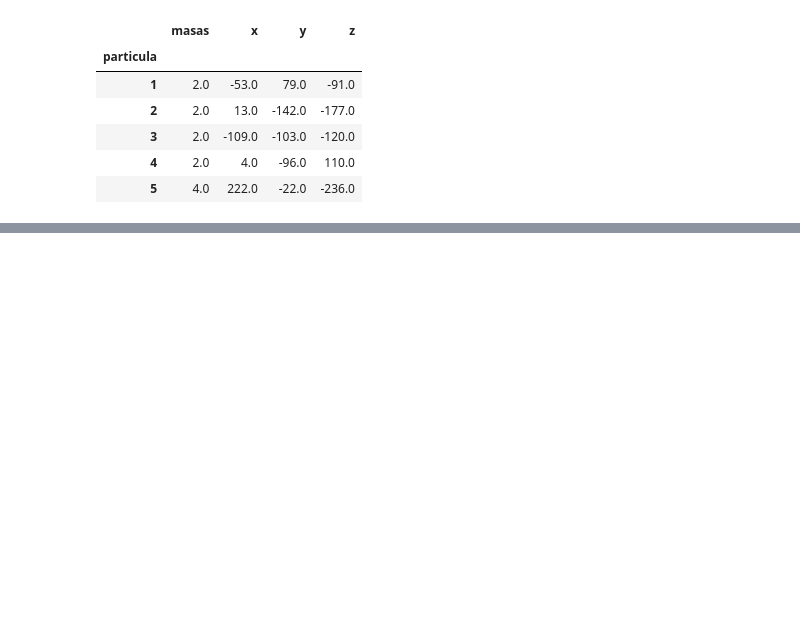
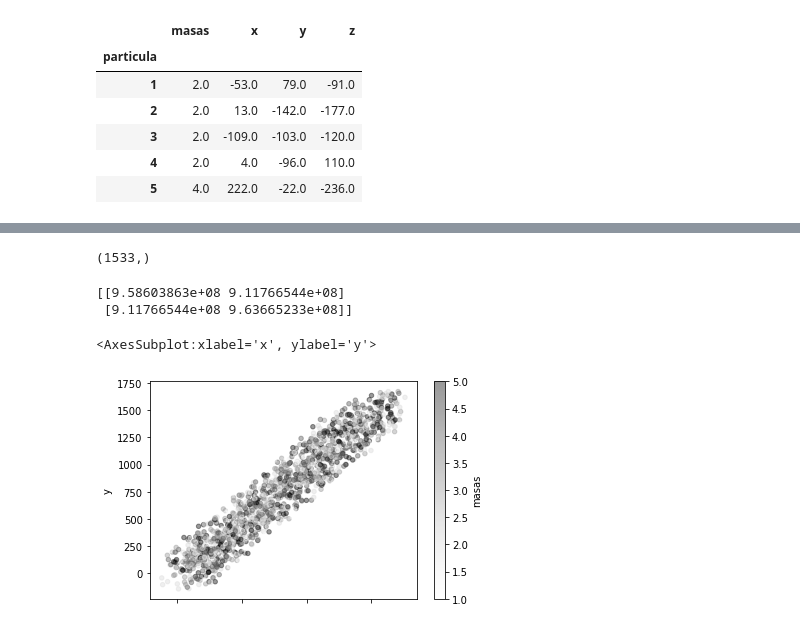
Before and after one commit to bemc22/TareasCursos20B, a Jupyter notebook: Codigos/asignacion2/main.ipynb, the cells around one changed output, grey strips where cells are left out. Saved outputs shown, nothing was run; the diff lists cells and outputs as text; code cells hidden in the pictures; blank space fills up the shorter version.

```diff
--- a/Codigos/asignacion2/main.ipynb
+++ b/Codigos/asignacion2/main.ipynb
@@ -59,0 +69,15 @@ array([[4850.6347032]])
+# %%
+x.shape
+# %% [output]
+(1533,)
+# %%
+print(moment)
+# %% [output]
+[[9.58603863e+08 9.11766544e+08]
+ [9.11766544e+08 9.63665233e+08]]
+# %%
+dt.plot.scatter(x='x', y='y', c='masas', alpha=0.4)
+# plt.scatter(moment[0], moment[1])
+# %% [output]
+<AxesSubplot:xlabel='x', ylabel='y'>
+[figure, added]
```
Also changed, not shown: parts of 4 cells of this notebook.
